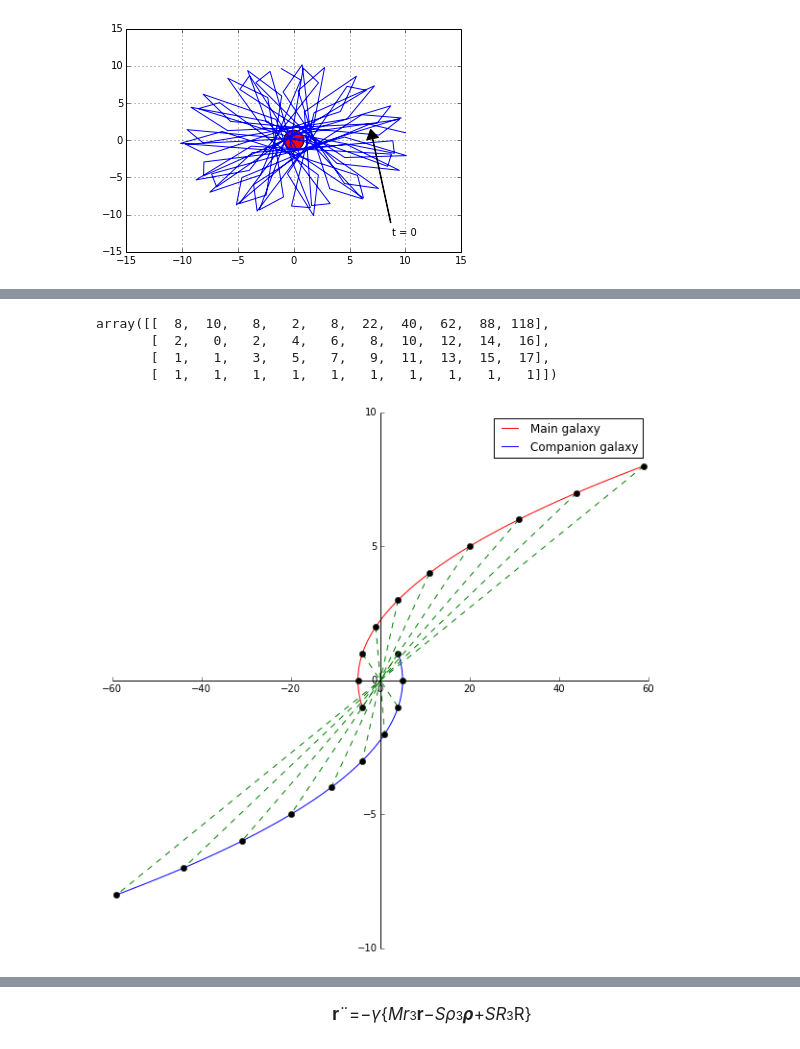
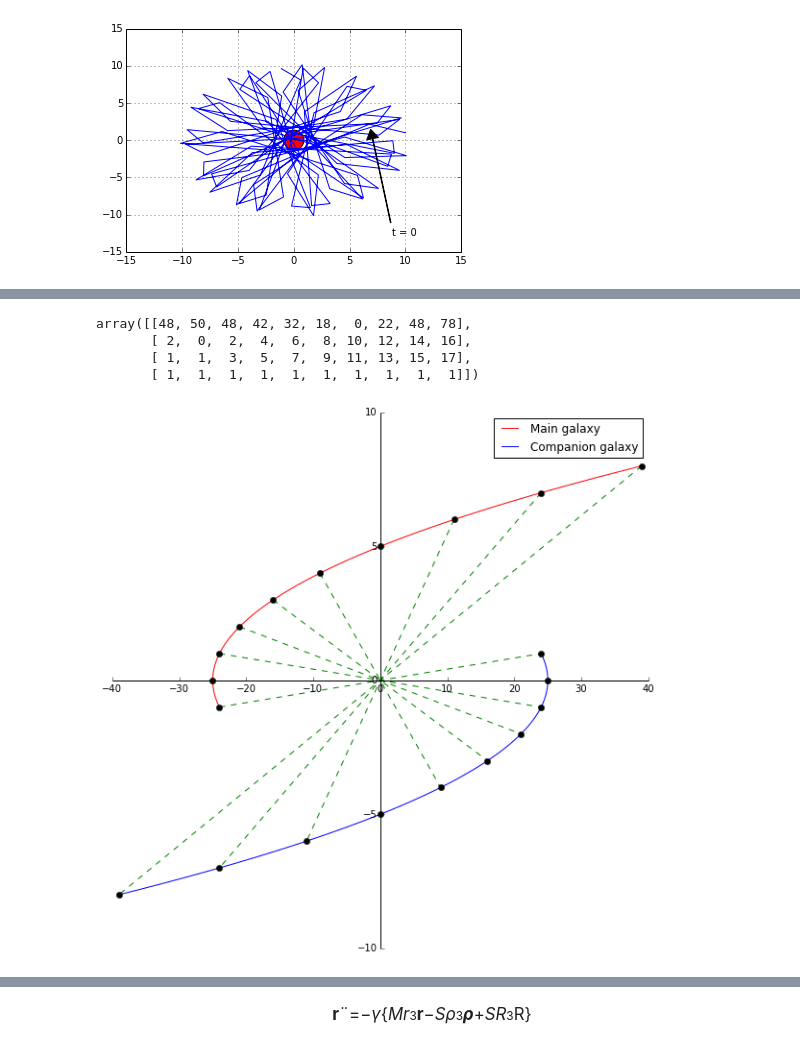
Before and after one commit to callen09/PHYS202-S14, a Jupyter notebook: GalaxyMerger/GalaxyMergerWork.ipynb, the cells around one changed output, grey strips where cells are left out. Drawn from its saved outputs; the diff is of its cells as text; code cells hidden in the pictures.

```diff
--- a/GalaxyMerger/GalaxyMergerWork.ipynb
+++ b/GalaxyMerger/GalaxyMergerWork.ipynb
@@ -238,7 +257,7 @@ def GalaxyMotion(b,a):
 
 
     y1 = np.arange(-1.,8.01,0.01) #Used to generate the parabolic arcs, from t=-1 to t=8
-    y2 = np.arange(-1,9,1) #Used to generate the integer steps
+    y2 = np.arange(-1,9,1) #Used to generate the integer steps, each of which represents 10**8 years
 
     x = lambda y: y**2-b #Parabolic curve, where b is the separation at t=0
 
@@ -265,15 +284,13 @@ def GalaxyMotion(b,a):
         vRx.append(np.abs(x(i+1)-x(i)))
         vRy.append(1)
 
-
     return np.array([Rx,Ry,vRx,vRy]) #This array is the p input array of the below deriv function.
-
-
-GalaxyMotion(5,1)
-#GalaxyMotion(5,-1)
-# %% [output]
-array([[  8,  10,   8,   2,   8,  22,  40,  62,  88, 118],
-       [  2,   0,   2,   4,   6,   8,  10,  12,  14,  16],
-       [  1,   1,   3,   5,   7,   9,  11,  13,  15,  17],
-       [  1,   1,   1,   1,   1,   1,   1,   1,   1,   1]])
-[figure, removed]
+# %%
+GalaxyMotion(R_min,1)
+GalaxyMotion(R_min,-1)
+# %% [output]
+array([[48, 50, 48, 42, 32, 18,  0, 22, 48, 78],
+       [ 2,  0,  2,  4,  6,  8, 10, 12, 14, 16],
+       [ 1,  1,  3,  5,  7,  9, 11, 13, 15, 17],
+       [ 1,  1,  1,  1,  1,  1,  1,  1,  1,  1]])
+[figure, added]
```
Also changed, not shown: parts of 11 cells of this notebook.
